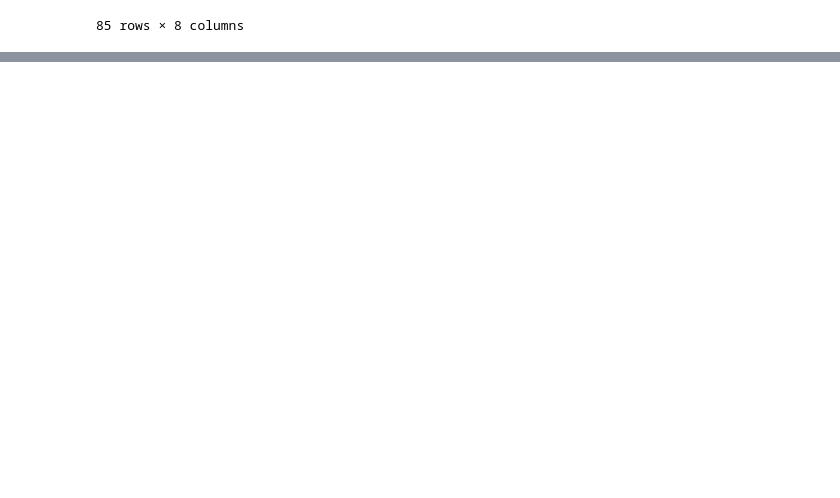
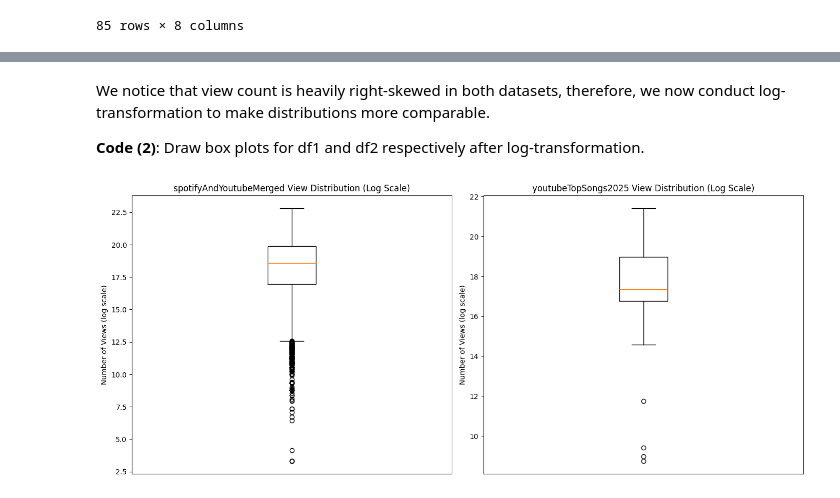
Before and after one commit to muxicolin/SC3021-Lab-Project, a Jupyter notebook: SC3021_Project.ipynb, the cells around one changed output, grey strips where cells are left out. Drawn from its saved outputs; the diff is of its cells as text; code cells hidden in the pictures; blank space fills up the shorter version.

```diff
--- a/SC3021_Project.ipynb
+++ b/SC3021_Project.ipynb
@@ -663,0 +751,30 @@ dtype: int64
+# %% [markdown]
+We notice that view count is heavily right-skewed in both datasets, therefore, we now conduct log-transformation to make distributions more comparable.
+
+**Code (2)**: Draw box plots for df1 and df2 respectively after log-transformation.
+# %%
+import numpy as np
+
+# Log transform the view columns
+df1['views_log'] = np.log1p(df1['views'])
+df2['view_count_log'] = np.log1p(df2['view_count'])
+
+# Draw the box plots again with log transformed values
+fig, axes = plt.subplots(1, 2, figsize=(14, 6))
+
+# ── DF1 ──
+axes[0].boxplot(df1['views_log'].dropna())
+axes[0].set_title('spotifyAndYoutubeMerged View Distribution (Log Scale)')
+axes[0].set_ylabel('Number of Views (log scale)')
+axes[0].set_xticks([])
+
+# ── DF2 ──
+axes[1].boxplot(df2['view_count_log'].dropna())
+axes[1].set_title('youtubeTopSongs2025 View Distribution (Log Scale)')
+axes[1].set_ylabel('Number of Views (log scale)')
+axes[1].set_xticks([])
+
+plt.tight_layout()
+plt.show()
+# %% [output]
+[figure, added]
```
Also changed, not shown: parts of 97 cells of this notebook.
